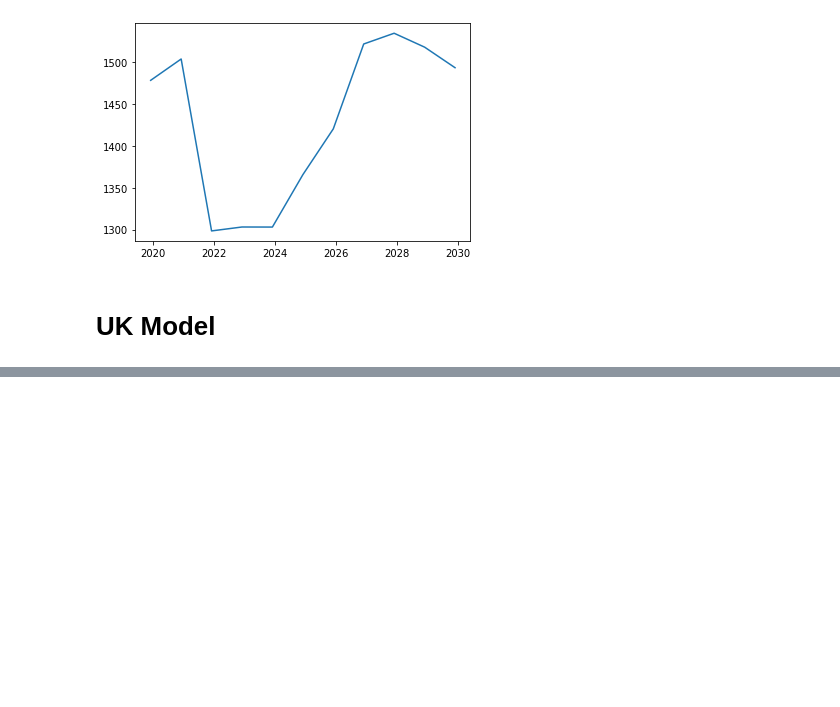
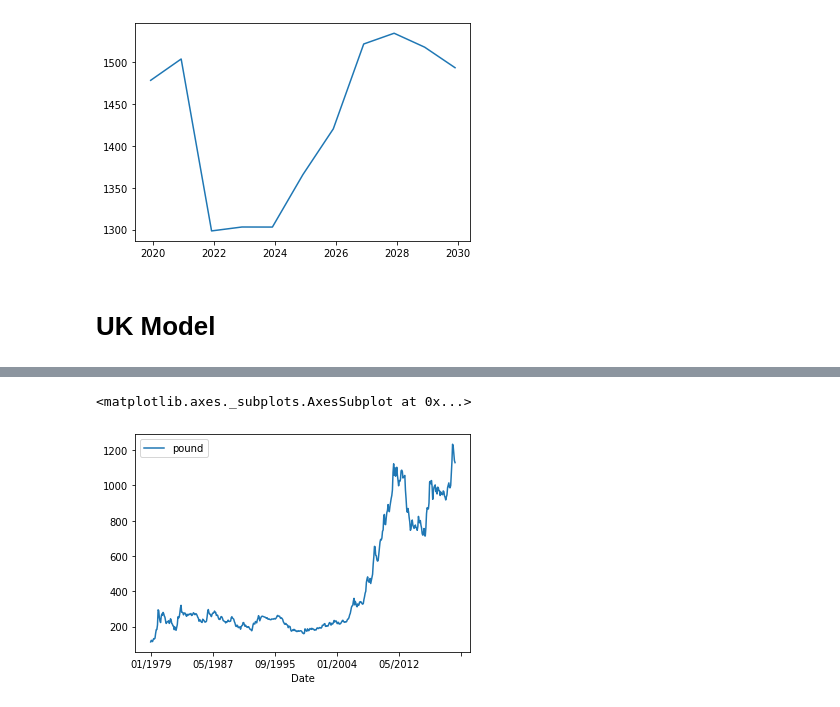
Before and after one commit to cjvilla/Gold-Projections, a Jupyter notebook: Code/LSTM_neural_network.ipynb, the cells around one changed output, grey strips where cells are left out. Cells and saved outputs as stored; diff of their text form; code cells hidden in the pictures; blank space fills up the shorter version.

```diff
--- a/Code/LSTM_neural_network.ipynb
+++ b/Code/LSTM_neural_network.ipynb
@@ -245,2 +247,6 @@ plt.plot(X[:],arr[:])
 # %% [markdown]
 # **UK Model**
+# %%
+data = pd.read_csv('/content/drive/MyDrive/Gold-Projections/celine-work/datetime_gold_predictions.csv')
+data = data.drop(columns=['Unnamed: 0'])
+data.head()
@@ -246,0 +260,4 @@ plt.plot(X[:],arr[:])
+# %%
+data['Date'] = pd.to_datetime(data['Date'])
+data['Date'] = data['Date'].dt.date.apply(lambda x: x.strftime('%m/%Y'))
+data.head()
@@ -246,0 +283,5 @@ plt.plot(X[:],arr[:])
+# %%
+data.plot('Date','pound')
+# %% [output]
+<matplotlib.axes._subplots.AxesSubplot at 0x...>
+[figure, added]
```
Also changed, not shown: parts of 82 cells of this notebook.
